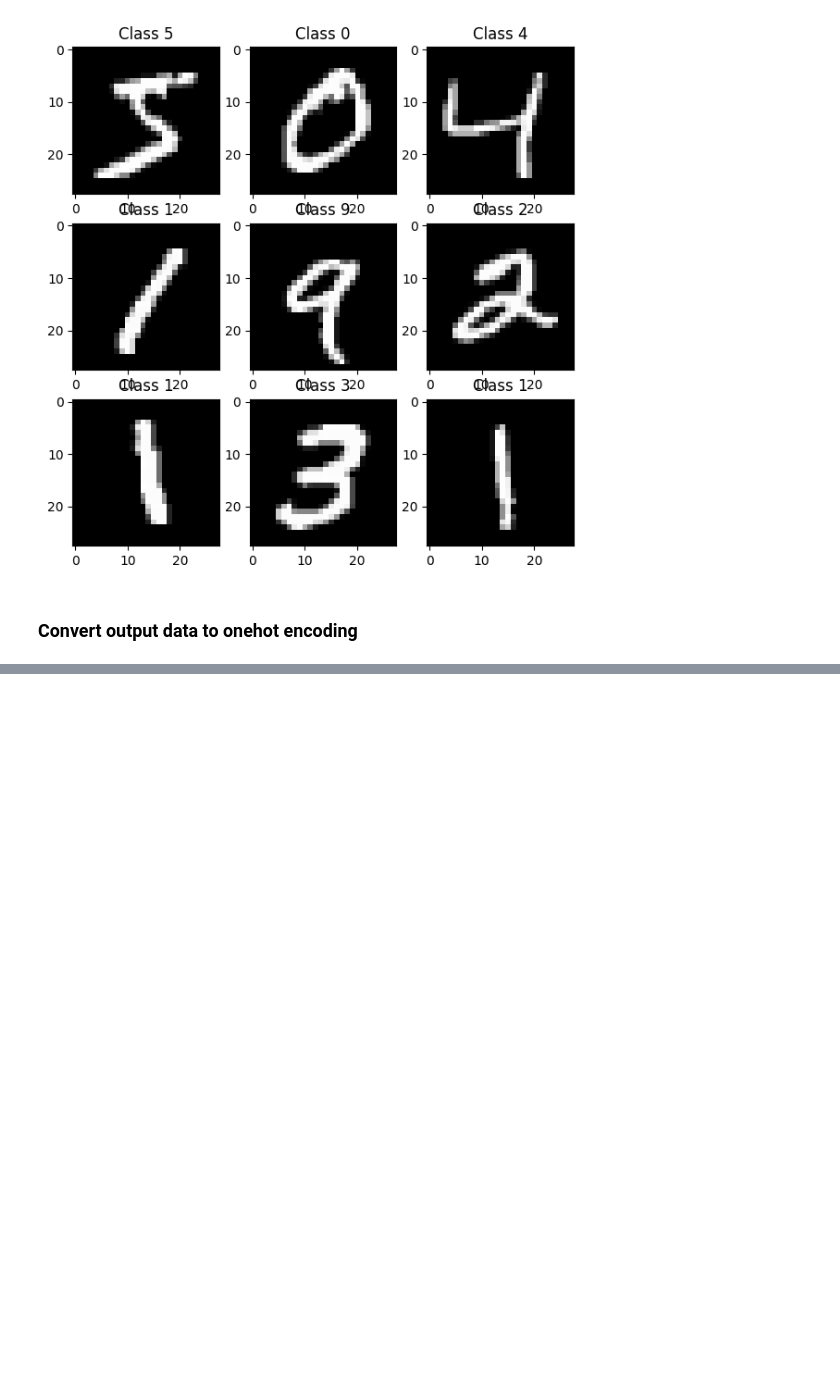
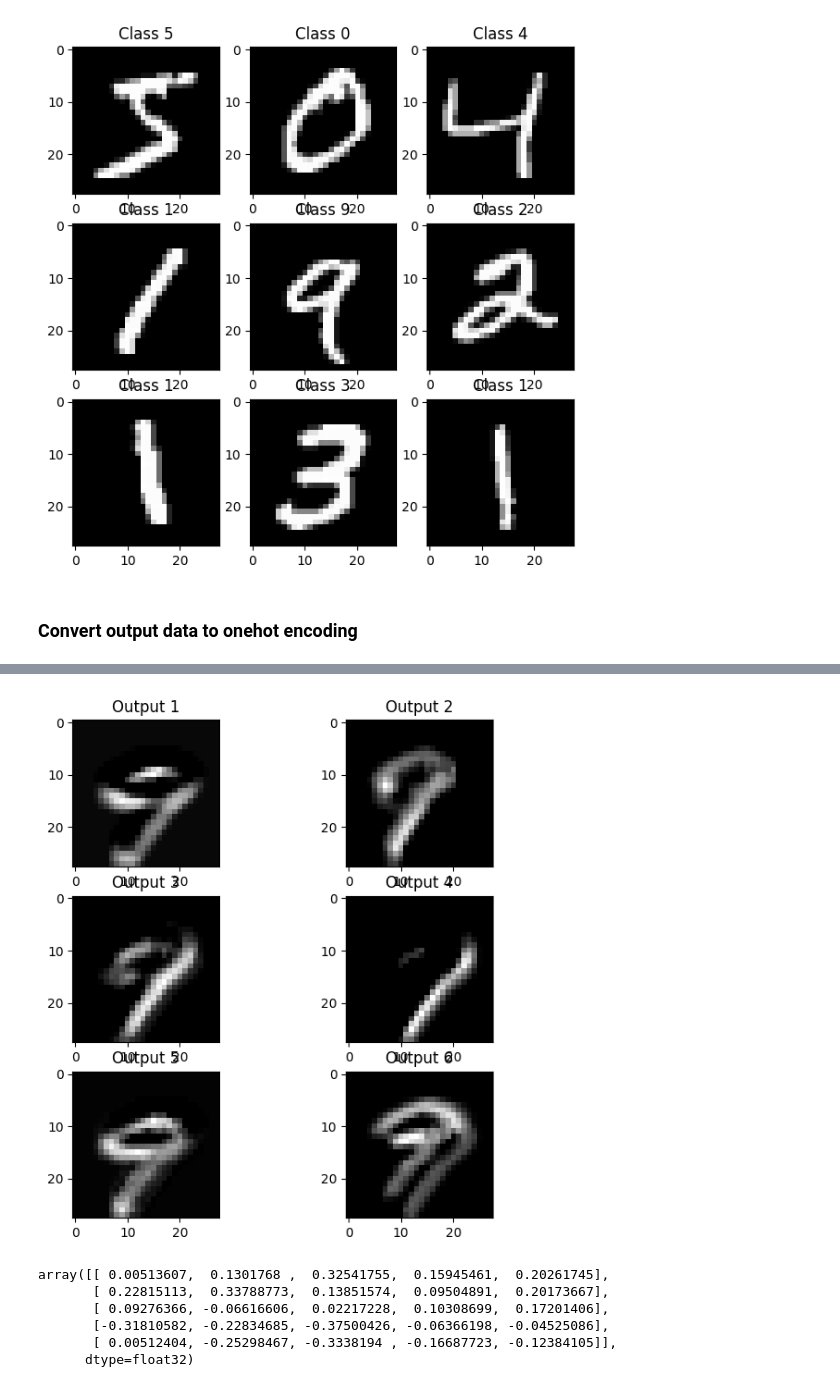
Before and after one commit to evanandresen/MNIST-NN, a Jupyter notebook: MNIST-Model.ipynb, the cells around one changed output, grey strips where cells are left out. Saved outputs shown, nothing was run; the diff lists cells and outputs as text; code cells hidden in the pictures; blank space fills up the shorter version.

```diff
--- a/MNIST-Model.ipynb
+++ b/MNIST-Model.ipynb
@@ -78,0 +116,13 @@ xla_global_id: -1
+# %%
+submodel = Sequential(model.layers[:2])
+# %%
+i = 9
+
+conv_output = submodel.predict(X_test[i:i+1])[0]
+individual_feature_maps = [conv_output[:, :, i] for i in range(conv_output.shape[-1])]
+
+for i in range(6):
+    plt.subplot(3,2, i+1)
+    plt.imshow(individual_feature_maps[i], cmap='gray', interpolation='none')
+    plt.title("Output {}".format(i+1))
+# %% [output]
@@ -78,0 +130 @@ xla_global_id: -1
+[figure, added]
@@ -78,0 +133,9 @@ xla_global_id: -1
+# %%
+kernels[:,:,0,0]
+# %% [output]
+array([[ 0.00513607,  0.1301768 ,  0.32541755,  0.15945461,  0.20261745],
+       [ 0.22815113,  0.33788773,  0.13851574,  0.09504891,  0.20173667],
+       [ 0.09276366, -0.06616606,  0.02217228,  0.10308699,  0.17201406],
+       [-0.31810582, -0.22834685, -0.37500426, -0.06366198, -0.04525086],
+       [ 0.00512404, -0.25298467, -0.3338194 , -0.16687723, -0.12384105]],
+      dtype=float32)
```
Also changed, not shown: parts of 17 cells of this notebook.
